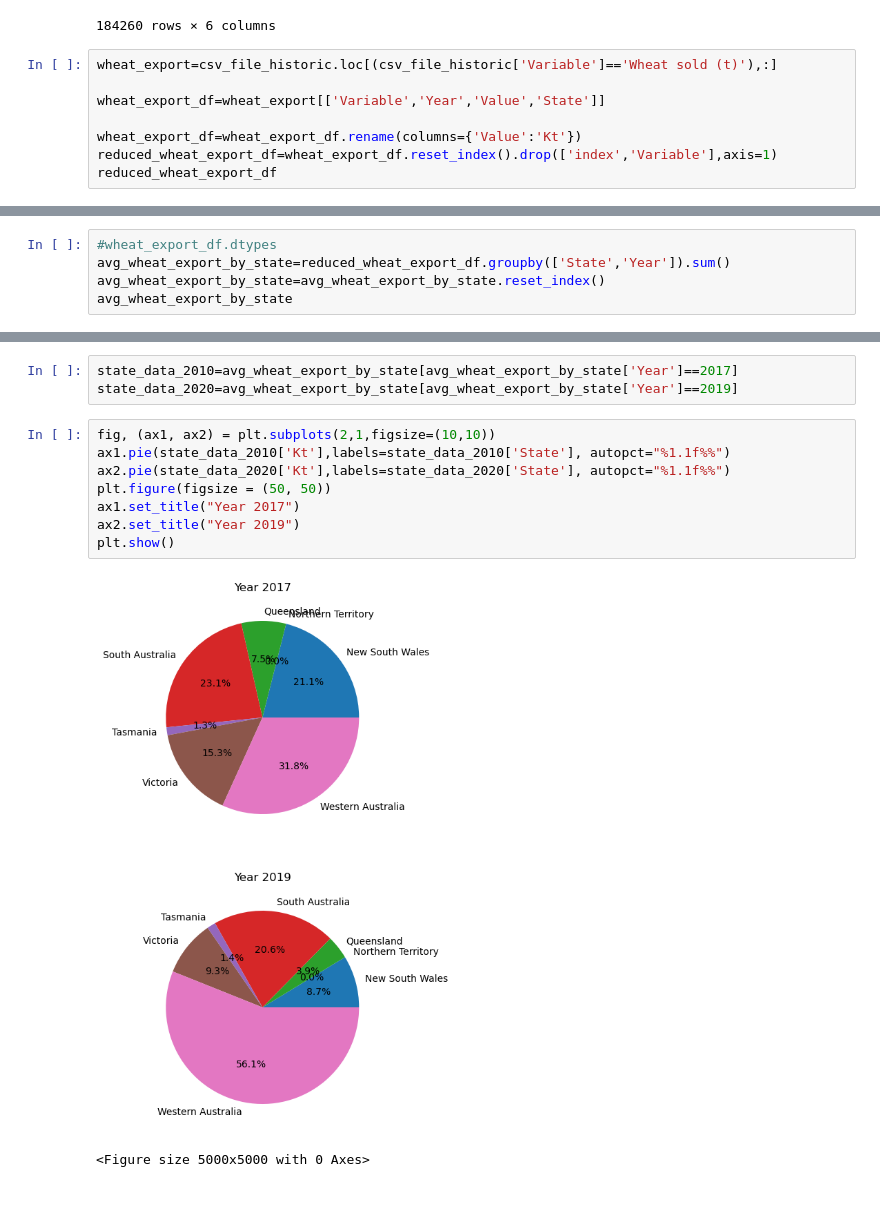
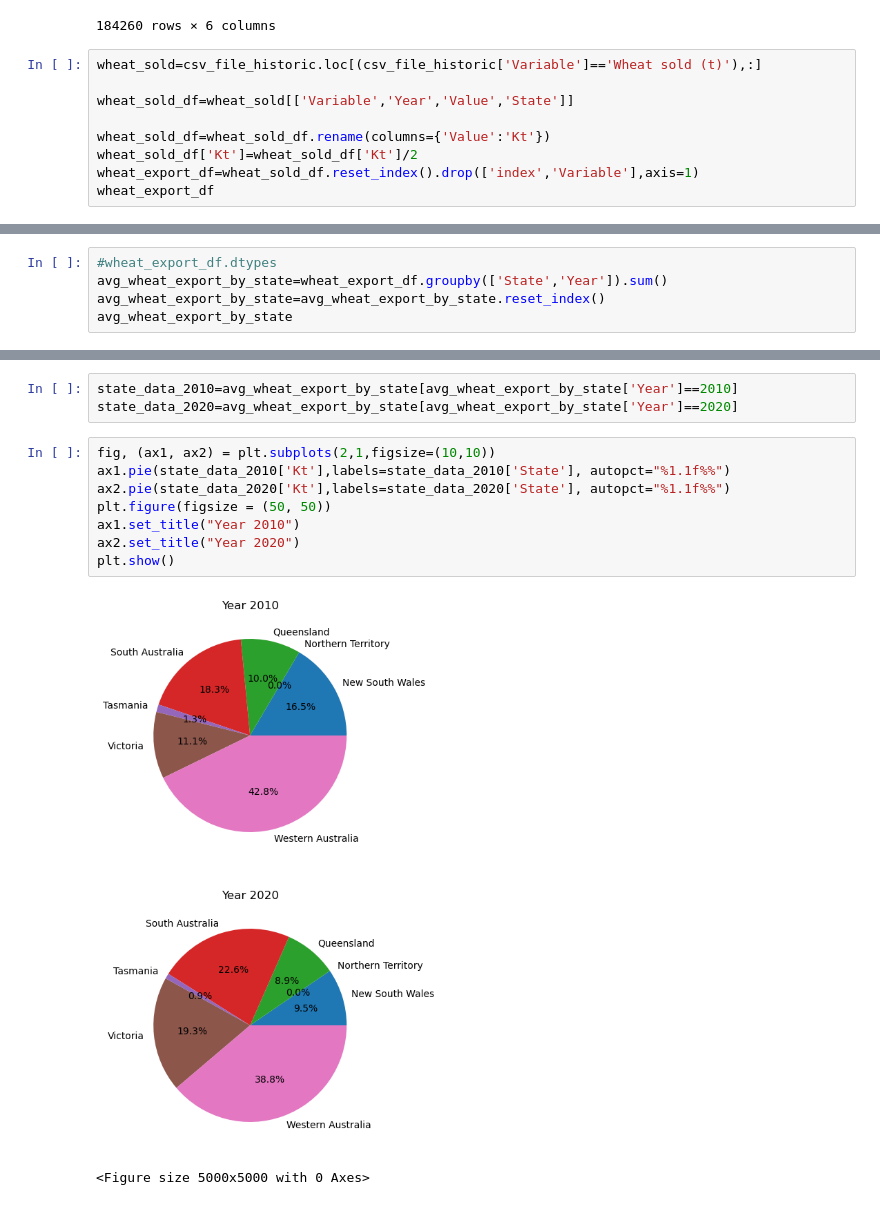
Before and after one commit to B-osborne1/project-one, a Jupyter notebook: project_main_script.ipynb, the cells around one changed output, grey strips where cells are left out. Saved outputs shown, nothing was run; the diff lists cells and outputs as text.

```diff
--- a/project_main_script.ipynb
+++ b/project_main_script.ipynb
@@ -24,12 +24,13 @@ csv_file_historic
 | 184259 | Wool receipts ($) | 2022 | 82100.0 | 16.0 | Western Australia | Sheep-Beef |
 184260 rows × 6 columns
 # %%
-wheat_export=csv_file_historic.loc[(csv_file_historic['Variable']=='Wheat sold (t)'),:]
+wheat_sold=csv_file_historic.loc[(csv_file_historic['Variable']=='Wheat sold (t)'),:]
 
-wheat_export_df=wheat_export[['Variable','Year','Value','State']]
+wheat_sold_df=wheat_sold[['Variable','Year','Value','State']]
 
-wheat_export_df=wheat_export_df.rename(columns={'Value':'Kt'})
-reduced_wheat_export_df=wheat_export_df.reset_index().drop(['index','Variable'],axis=1)
-reduced_wheat_export_df
+wheat_sold_df=wheat_sold_df.rename(columns={'Value':'Kt'})
+wheat_sold_df['Kt']=wheat_sold_df['Kt']/2
+wheat_export_df=wheat_sold_df.reset_index().drop(['index','Variable'],axis=1)
+wheat_export_df
 # %% [output]
 |  | Year | Kt | State |
@@ -47,7 +48,7 @@ reduced_wheat_export_df
 1218 rows × 3 columns
 # %%
 #wheat_export_df.dtypes
-avg_wheat_export_by_state=reduced_wheat_export_df.groupby(['State','Year']).sum()
+avg_wheat_export_by_state=wheat_export_df.groupby(['State','Year']).sum()
 avg_wheat_export_by_state=avg_wheat_export_by_state.reset_index()
 avg_wheat_export_by_state
 # %% [output]
@@ -66,17 +67,17 @@ avg_wheat_export_by_state
 231 rows × 3 columns
 # %%
-state_data_2010=avg_wheat_export_by_state[avg_wheat_export_by_state['Year']==2017]
-state_data_2020=avg_wheat_export_by_state[avg_wheat_export_by_state['Year']==2019]
+state_data_2010=avg_wheat_export_by_state[avg_wheat_export_by_state['Year']==2010]
+state_data_2020=avg_wheat_export_by_state[avg_wheat_export_by_state['Year']==2020]
 # %%
 fig, (ax1, ax2) = plt.subplots(2,1,figsize=(10,10))
 ax1.pie(state_data_2010['Kt'],labels=state_data_2010['State'], autopct="%1.1f%%")
 ax2.pie(state_data_2020['Kt'],labels=state_data_2020['State'], autopct="%1.1f%%")
 plt.figure(figsize = (50, 50))
-ax1.set_title("Year 2017")
-ax2.set_title("Year 2019")
+ax1.set_title("Year 2010")
+ax2.set_title("Year 2020")
 plt.show()
 # %% [output]
-[figure, old version]
+[figure, new version]
 <Figure size 5000x5000 with 0 Axes>
 # %%
 export_vic=avg_wheat_export_by_state.loc[avg_wheat_export_by_state['State']=='Victoria',:]
```
Also changed, not shown: parts of 5 cells of this notebook.
